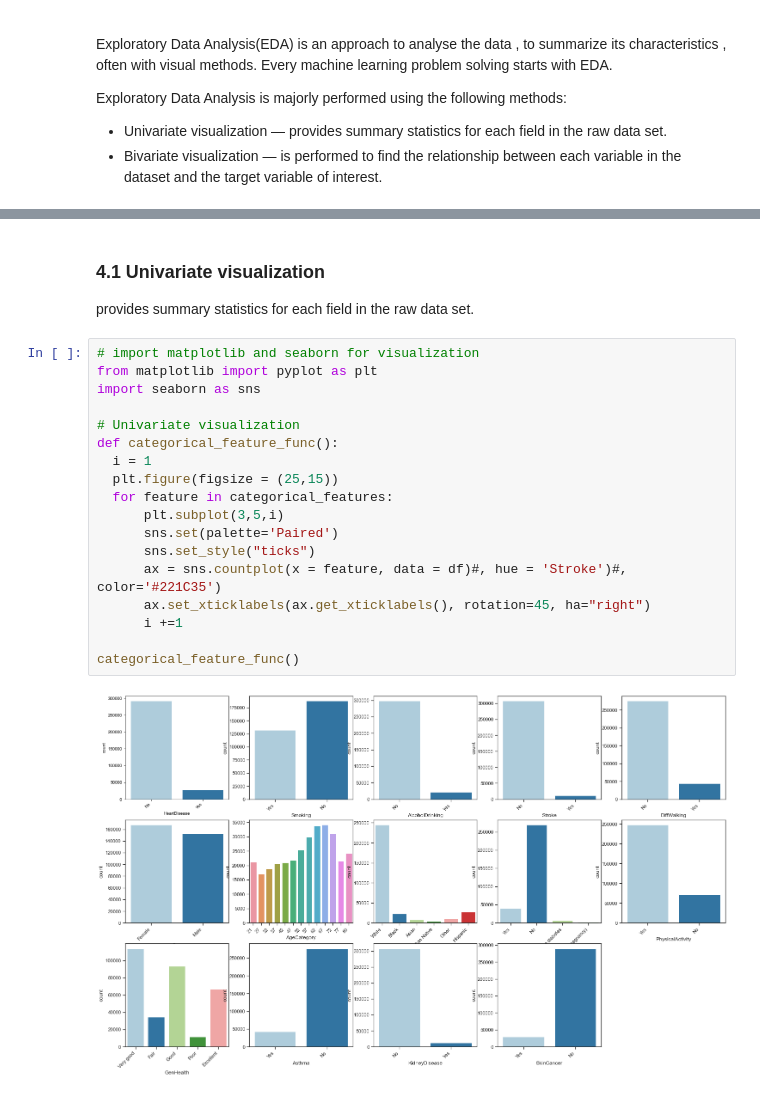
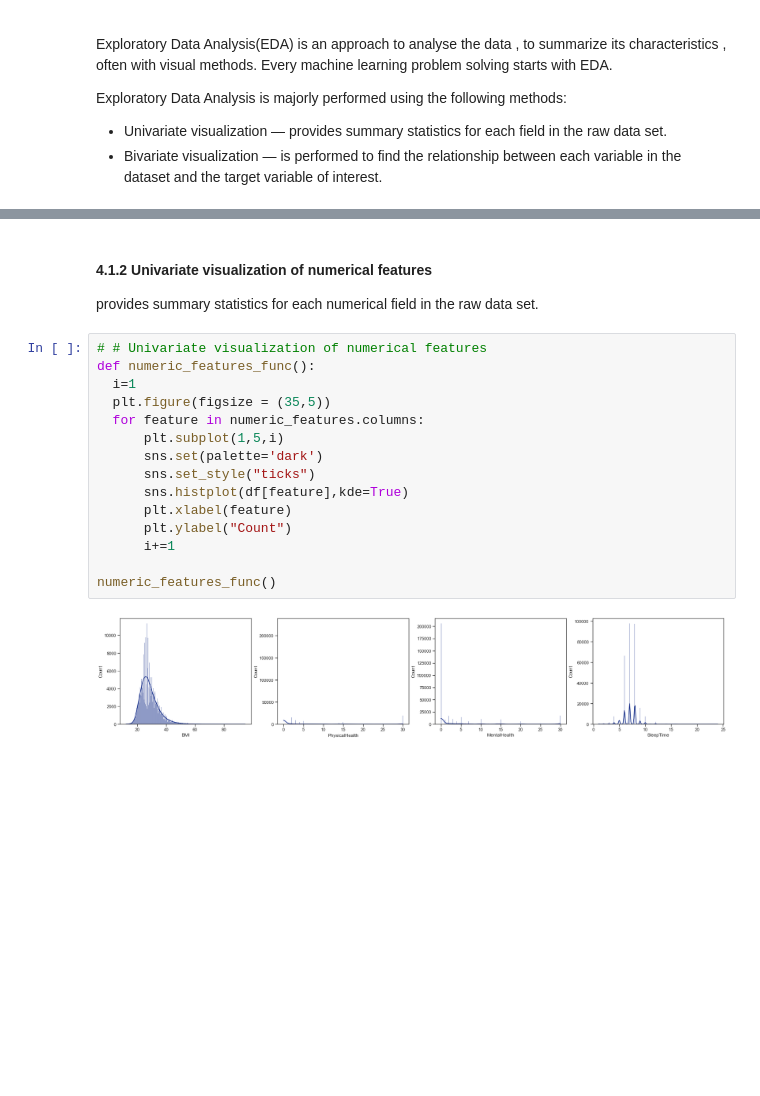
Before and after one commit to Machine-Learning-Projects1/2020-BRFSS-Codebook-CDC, a Jupyter notebook: CDC_ML.ipynb, the cells around one changed output, grey strips where cells are left out. Saved outputs shown, nothing was run; the diff lists cells and outputs as text; blank space fills up the shorter version.

```diff
--- a/CDC_ML.ipynb
+++ b/CDC_ML.ipynb
@@ -168,23 +192,20 @@ Exploratory Data Analysis is majorly performed using the following methods:
 # %% [markdown]
-### 4.1 Univariate visualization
-provides summary statistics for each field in the raw data set.
+#### 4.1.2 Univariate visualization of numerical features
+provides summary statistics for each numerical field in the raw data set.
 # %%
-# import matplotlib and seaborn for visualization
-from matplotlib import pyplot as plt
-import seaborn as sns
+# # Univariate visualization of numerical features
+def numeric_features_func():
+  i=1
+  plt.figure(figsize = (35,5))
+  for feature in numeric_features.columns:
+      plt.subplot(1,5,i)
+      sns.set(palette='dark')
+      sns.set_style("ticks")
+      sns.histplot(df[feature],kde=True)
+      plt.xlabel(feature)
+      plt.ylabel("Count")
+      i+=1
 
-# Univariate visualization
-def categorical_feature_func():
-  i = 1
-  plt.figure(figsize = (25,15))
-  for feature in categorical_features:
-      plt.subplot(3,5,i)
-      sns.set(palette='Paired')
-      sns.set_style("ticks")
-      ax = sns.countplot(x = feature, data = df)#, hue = 'Stroke')#, color='#221C35')
-      ax.set_xticklabels(ax.get_xticklabels(), rotation=45, ha="right")
-      i +=1
-
-categorical_feature_func()
+numeric_features_func()
 # %% [output]
-[figure, old version]
+[figure, new version]
```
Also changed, not shown: parts of 2 cells of this notebook.
